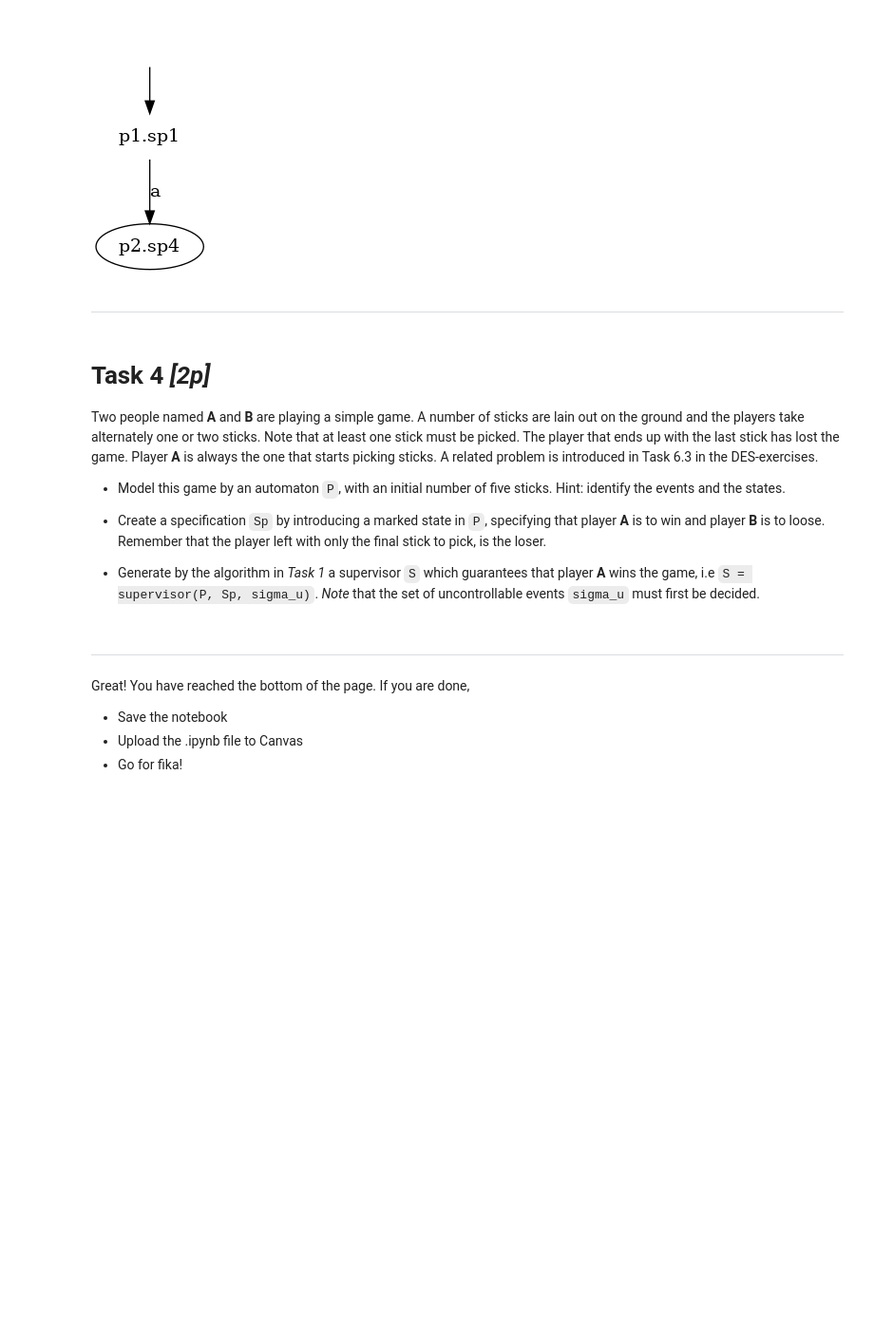
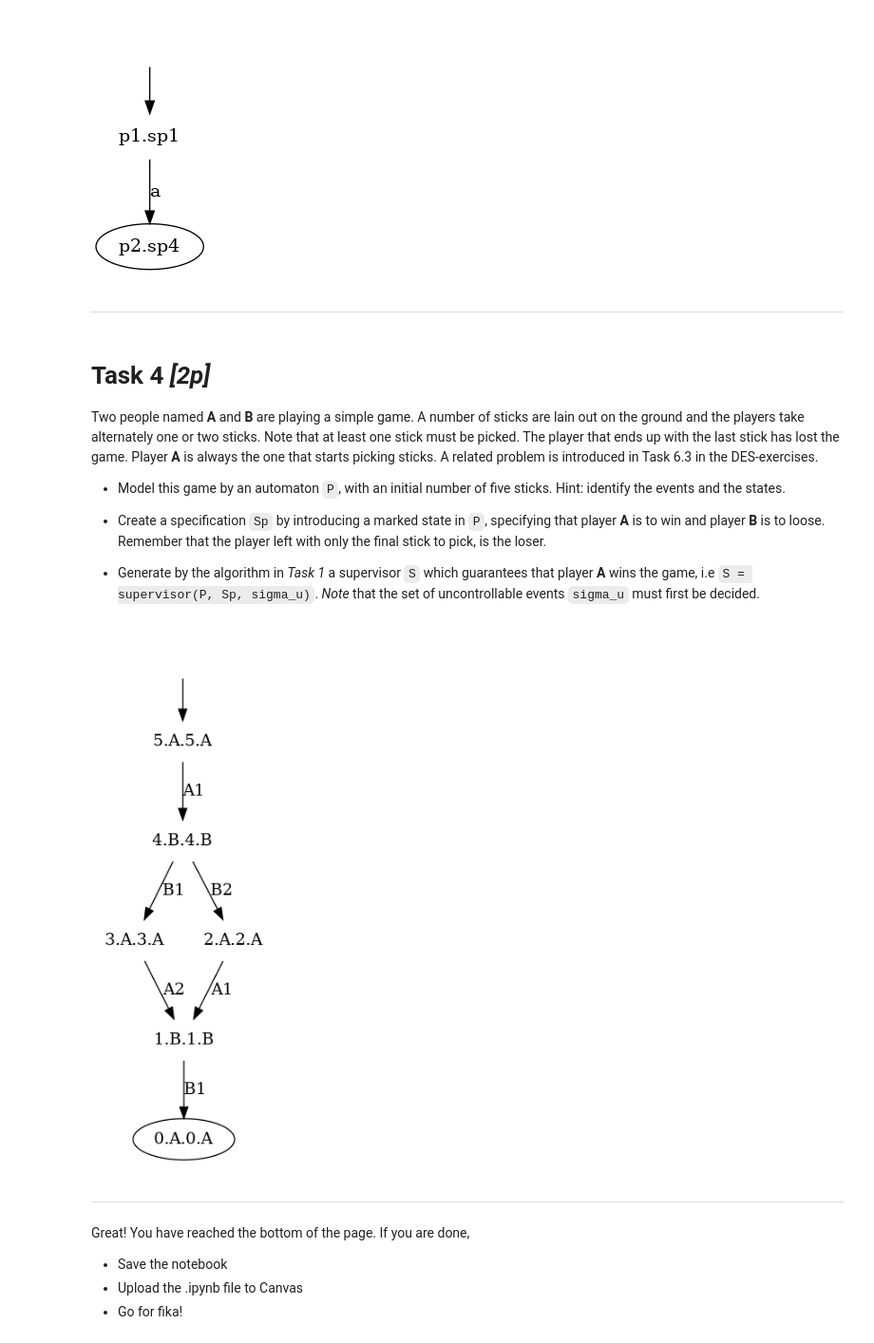
Before and after one commit to mohkan1/master, a Jupyter notebook: SSY165/logic_ass2/synthesize.ipynb, the cells around one changed output. Shown at 95% size. Drawn from its saved outputs; the diff is of its cells as text; code cells hidden in the pictures; blank space fills up the shorter version.

```diff
--- a/SSY165/logic_ass2/synthesize.ipynb
+++ b/SSY165/logic_ass2/synthesize.ipynb
@@ -600,3 +594,67 @@ plot_automaton(S, 'S_3_15')
+# %%
+# YOUR CODE HERE
+P = Automaton(
+            states  = {
+                        '5.A','4.B','3.B',
+                        '1.A','2.A','3.A',
+                        '2.B','1.B','0.B',
+                        '0.A'
+                        },
+            init    = '5.A',
+            events  = {
+                    'A1', 'A2', 'B1', 'B2'
+                    },
+            trans   = {
+                Transition('5.A', 'A1', '4.B'),
+                Transition('5.A', 'A2', '3.B'),
+                Transition('4.B', 'B1', '3.A'),
+                Transition('4.B', 'B2', '2.A'),
+                Transition('3.B', 'B2', '1.A'),
+                Transition('3.B', 'B1', '2.A'),
+                Transition('1.A', 'A1', '0.B'),
+                Transition('2.A', 'A2', '0.B'),
+                Transition('2.A', 'A1', '1.B'),
+                Transition('1.B', 'B1', '0.A'),
+                Transition('3.A', 'A1', '2.B'),
+                Transition('2.B', 'B1', '1.A'),
+                Transition('3.A', 'A2', '1.B'),
+                Transition('2.B', 'B2', '0.A')
+                }
+            )
+
+Sp = Automaton(
+            states  = {
+                    '5.A','4.B','3.B',
+                    '1.A','2.A','3.A',
+                    '2.B','1.B','0.B',
+                    '0.A'
+                },
+            init    = '5.A',
+            events  = {
+                    'A1', 'A2', 'B1', 'B2'
+                    },
+            trans   = {
+                    Transition('5.A', 'A1', '4.B'),
+                    Transition('5.A', 'A2', '3.B'),
+                    Transition('4.B', 'B1', '3.A'),
+                    Transition('4.B', 'B2', '2.A'),
+                    Transition('3.B', 'B2', '1.A'),
+                    Transition('3.B', 'B1', '2.A'),
+                    Transition('1.A', 'A1', '0.B'),
+                    Transition('2.A', 'A2', '0.B'),
+                    Transition('2.A', 'A1', '1.B'),
+                    Transition('1.B', 'B1', '0.A'),
+                    Transition('3.A', 'A1', '2.B'),
+                    Transition('2.B', 'B1', '1.A'),
+                    Transition('3.A', 'A2', '1.B'),
+                    Transition('2.B', 'B2', '0.A')
+                },
+            marked  = {'0.A'})
+
+S = supervisor(P, Sp, {'B1','B2'})
+plot_automaton(S, 'S_3_15')
+# %% [output]
+[figure, added]
 # %%
 assert type(P) is Automaton
 assert type(Sp) is Automaton
```
Also changed, not shown: parts of 2 cells of this notebook, 8 other files.
